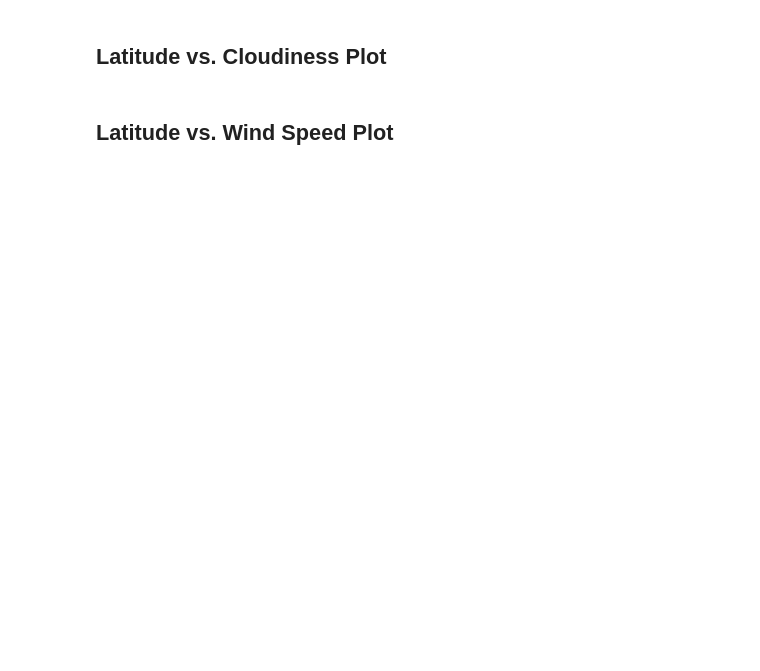
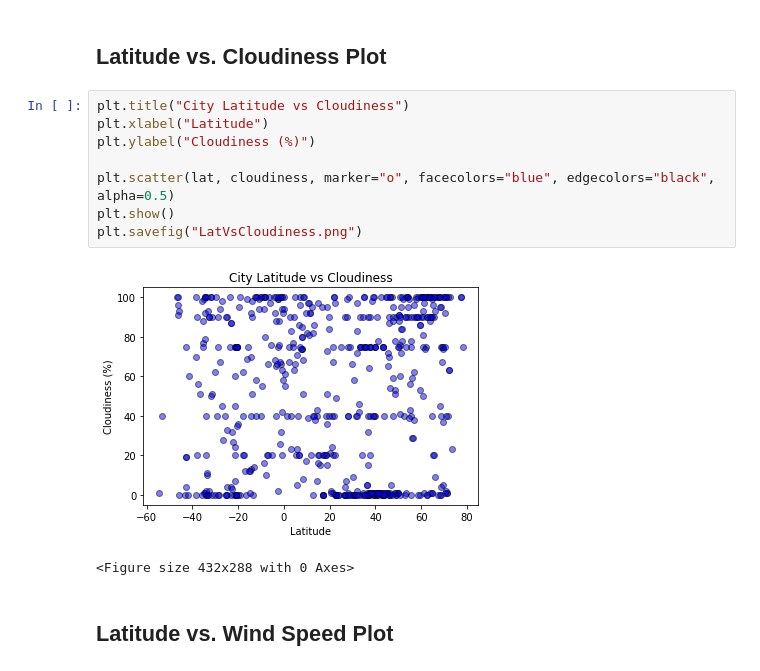
Before and after one commit to calvinluu96/python-api-challenge, a Jupyter notebook: WeatherPy/WeatherPy.ipynb, the cells around one changed output. Cells and saved outputs as stored; diff of their text form; blank space fills up the shorter version.

```diff
--- a/WeatherPy/WeatherPy.ipynb
+++ b/WeatherPy/WeatherPy.ipynb
@@ -190,4 +212,15 @@ Skip this step if there are no cities that have humidity > 100%.
 # %% [markdown]
 ## Latitude vs. Cloudiness Plot
+# %%
+plt.title("City Latitude vs Cloudiness")
+plt.xlabel("Latitude")
+plt.ylabel("Cloudiness (%)")
+
+plt.scatter(lat, cloudiness, marker="o", facecolors="blue", edgecolors="black", alpha=0.5)
+plt.show()
+plt.savefig("LatVsCloudiness.png")
+# %% [output]
+[figure, added]
+<Figure size 432x288 with 0 Axes>
 # %% [markdown]
 ## Latitude vs. Wind Speed Plot
```
Also changed, not shown: parts of 3 cells of this notebook, 4 other files.
